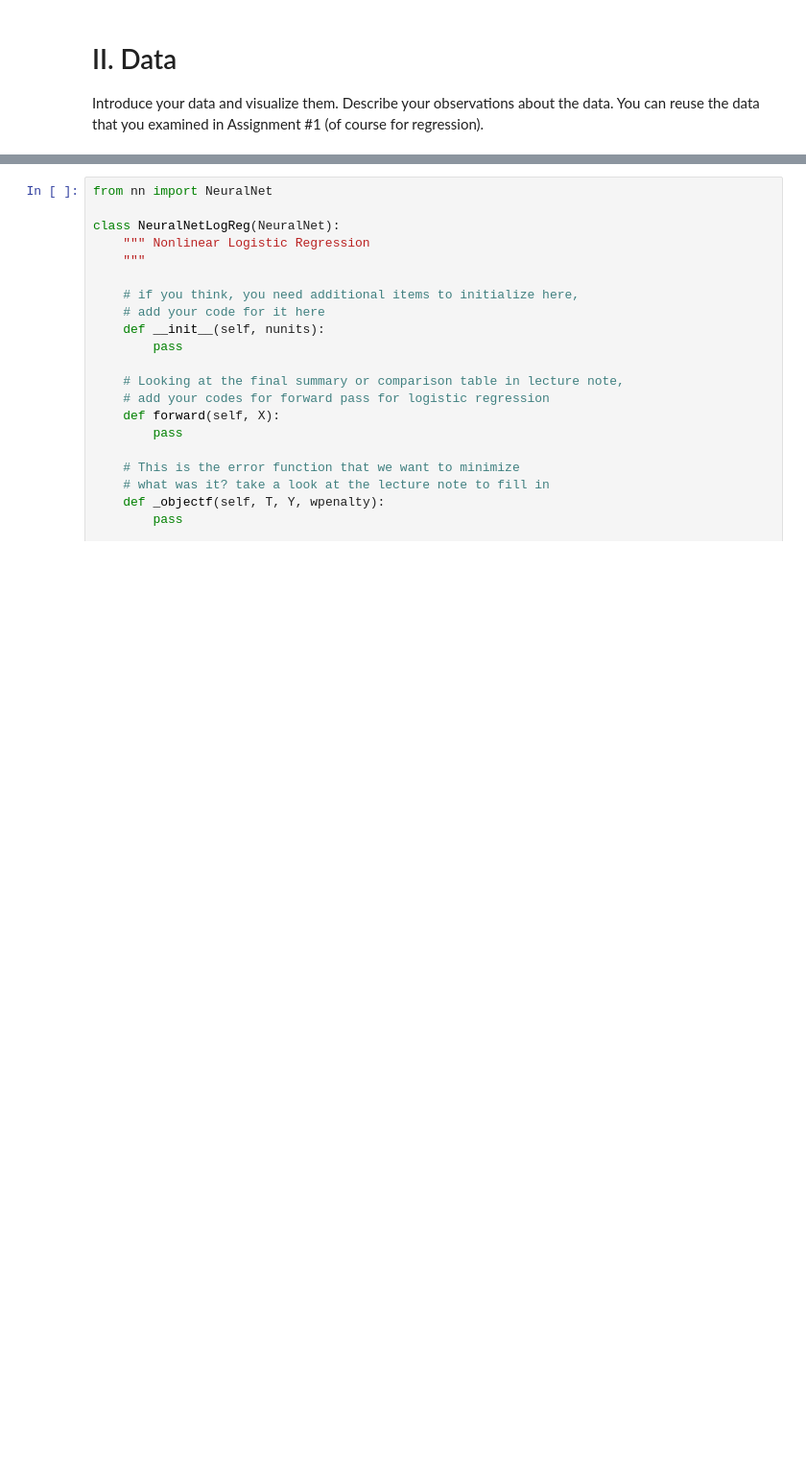
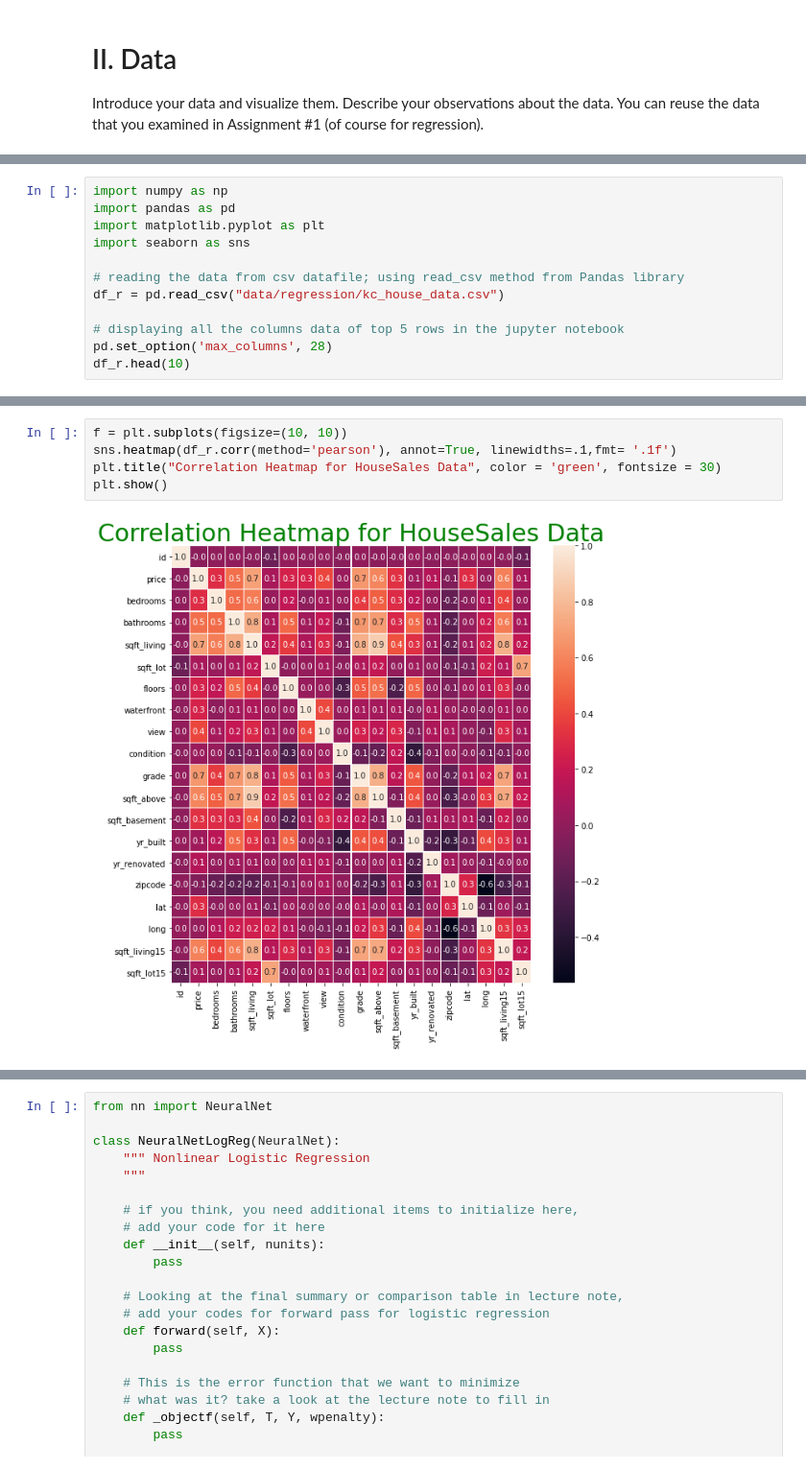
Before and after one commit to biqar/Fall-2020-ITCS-8156-MachineLearning, a Jupyter notebook: programming_assignments/3_Neural-Networks/Assign3.ipynb, the cells around one changed output, grey strips where cells are left out. Shown at 96% size. Saved outputs shown, nothing was run; the diff lists cells and outputs as text; blank space fills up the shorter version.

Commit message:
PA3: Add data and data loading part from PA0

```diff
--- a/programming_assignments/3_Neural-Networks/Assign3.ipynb
+++ b/programming_assignments/3_Neural-Networks/Assign3.ipynb
@@ -15,0 +67,12 @@ You can reuse the data that you examined in Assignment #1 (of course for regress
+# %%
+import numpy as np
+import pandas as pd
+import matplotlib.pyplot as plt
+import seaborn as sns
+
+# reading the data from csv datafile; using read_csv method from Pandas library
+df_r = pd.read_csv("data/regression/kc_house_data.csv")
+
+# displaying all the columns data of top 5 rows in the jupyter notebook
+pd.set_option('max_columns', 28)
+df_r.head(10)
@@ -15,0 +183,7 @@ You can reuse the data that you examined in Assignment #1 (of course for regress
+# %%
+f = plt.subplots(figsize=(10, 10))
+sns.heatmap(df_r.corr(method='pearson'), annot=True, linewidths=.1,fmt= '.1f')
+plt.title("Correlation Heatmap for HouseSales Data", color = 'green', fontsize = 30)
+plt.show()
+# %% [output]
+[figure, added]
```
Also changed, not shown: parts of 37 cells of this notebook, 2 other files.
